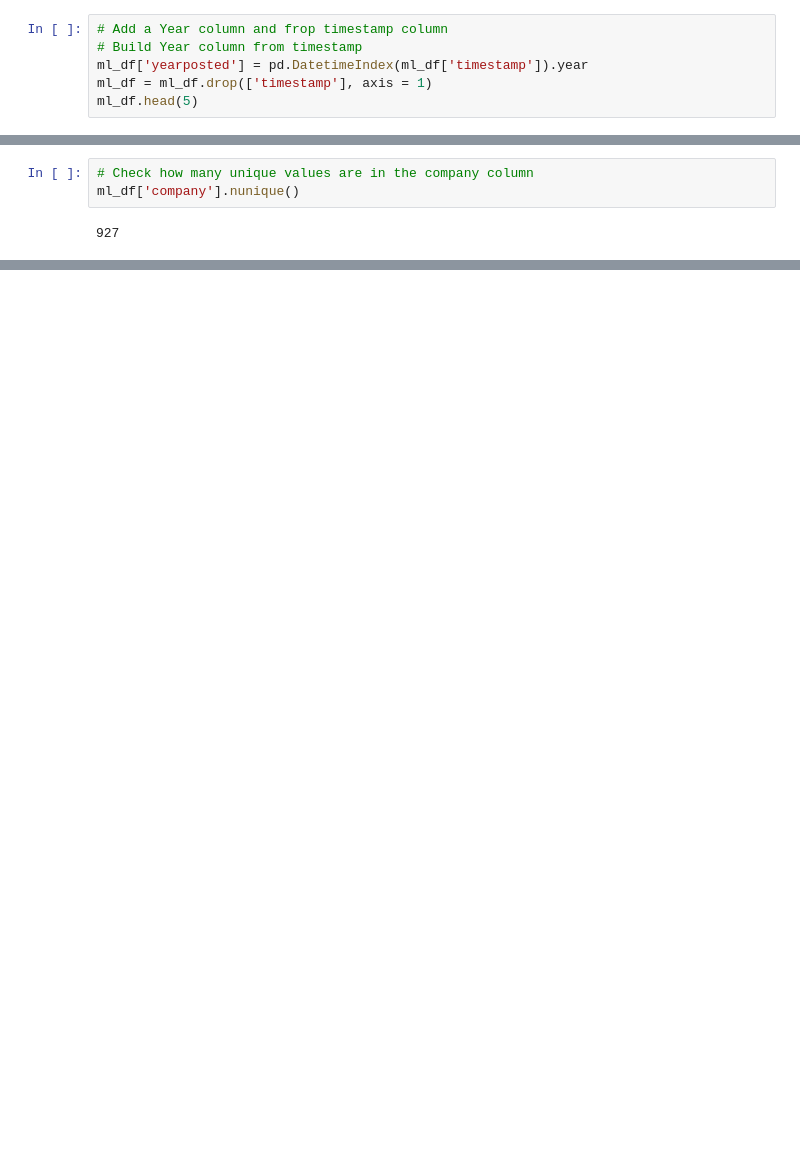
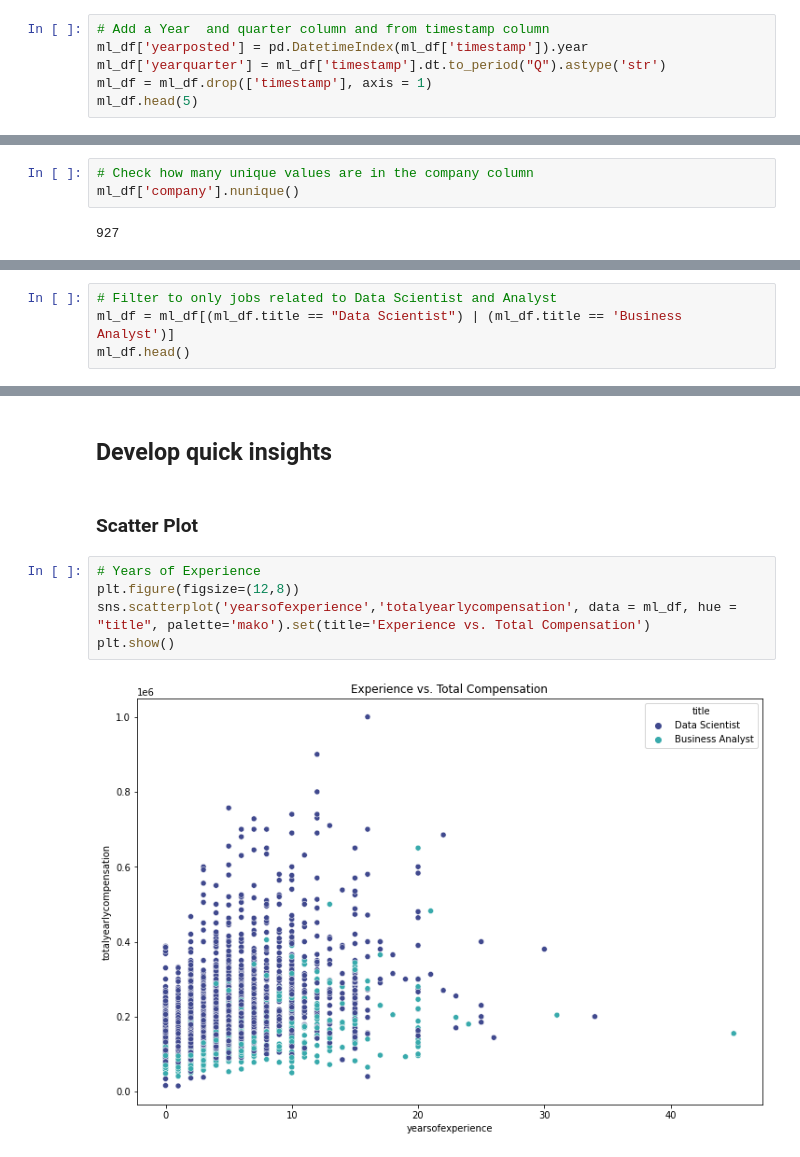
Before and after one commit to cllanesgit/GroupProject, a Jupyter notebook: Data_Science_Salary_Machine_Learning_Model.ipynb, the cells around one changed output, grey strips where cells are left out. Cells and saved outputs as stored; diff of their text form; blank space fills up the shorter version.

Commit message:
Updated -Filter title column & exploratory graphs

```diff
--- a/Data_Science_Salary_Machine_Learning_Model.ipynb
+++ b/Data_Science_Salary_Machine_Learning_Model.ipynb
@@ -147,9 +148,9 @@ stockgrantvalue            0
 bonus                      0
 dtype: int64
 # %%
-# Add a Year column and frop timestamp column
-# Build Year column from timestamp
+# Add a Year  and quarter column and from timestamp column
 ml_df['yearposted'] = pd.DatetimeIndex(ml_df['timestamp']).year
+ml_df['yearquarter'] = ml_df['timestamp'].dt.to_period("Q").astype('str')
 ml_df = ml_df.drop(['timestamp'], axis = 1)
 ml_df.head(5)
 # %% [output]
@@ -341,0 +365,4 @@ ml_df['company'].nunique()
+# %%
+# Filter to only jobs related to Data Scientist and Analyst
+ml_df = ml_df[(ml_df.title == "Data Scientist") | (ml_df.title == 'Business Analyst')]
+ml_df.head()
@@ -341,0 +405,11 @@ ml_df['company'].nunique()
+# %% [markdown]
+## Develop quick insights
+# %% [markdown]
+### Scatter Plot
+# %%
+# Years of Experience
+plt.figure(figsize=(12,8))
+sns.scatterplot('yearsofexperience','totalyearlycompensation', data = ml_df, hue = "title", palette='mako').set(title='Experience vs. Total Compensation')
+plt.show()
+# %% [output]
+[figure, added]
```
Also changed, not shown: parts of 11 cells of this notebook.
